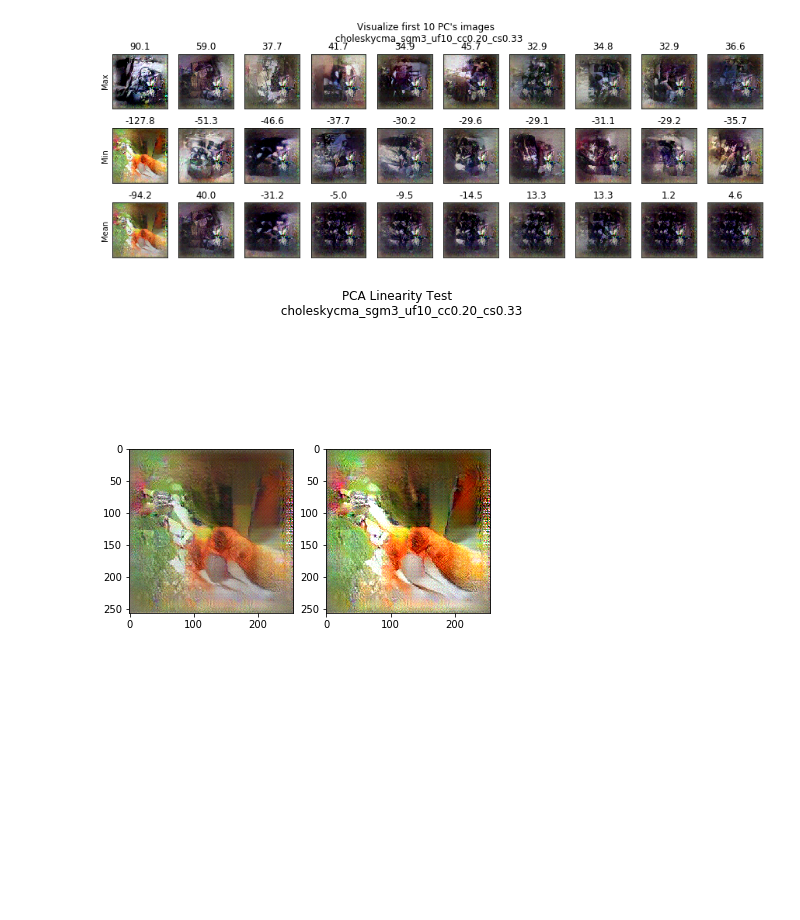
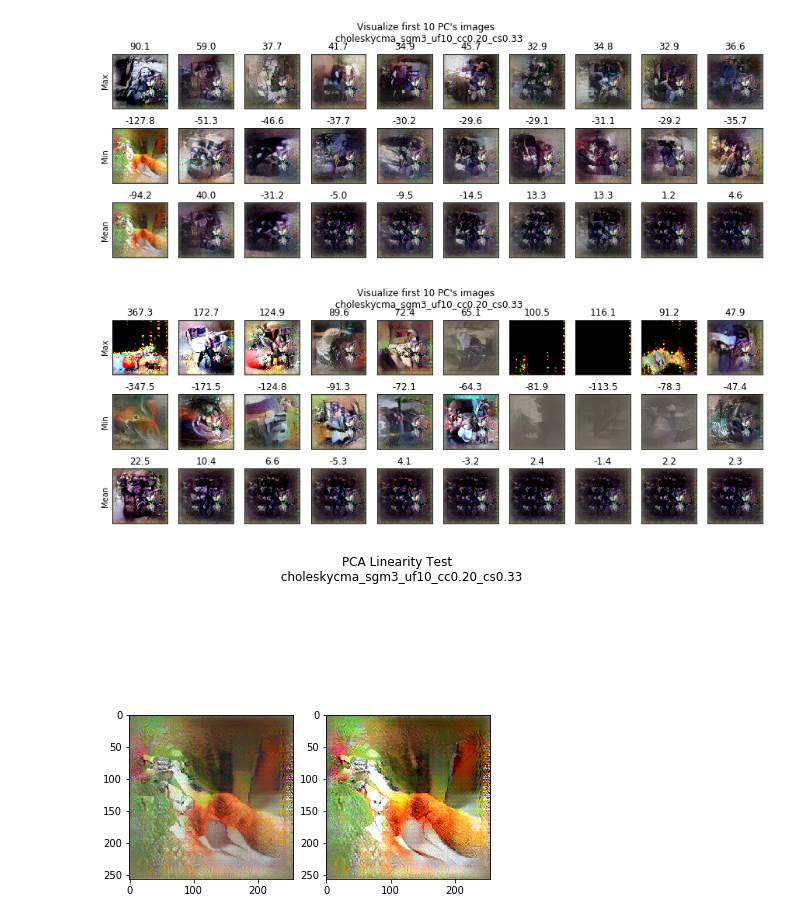
Before and after one commit to Animadversio/Activation-Maximization-for-Visual-System, a Jupyter notebook: Code_space_dimensionality_analysis.ipynb, the cells around one changed output. Saved outputs shown, nothing was run; the diff lists cells and outputs as text; code cells hidden in the pictures; blank space fills up the shorter version.

Commit message:
Add images

```diff
--- a/Code_space_dimensionality_analysis.ipynb
+++ b/Code_space_dimensionality_analysis.ipynb
@@ -228,3 +228,4 @@ pca2 = PCA(n_components=50,copy=True)
 PC_codes_post = pca2.fit_transform(codes_all[cutting_point:, :])
 # PC_codes_pre_post_cross = pca1.transform(codes_all[cutting_point:, :])
 PC_codes_pre_all_cross = pca1.transform(codes_all)
+PC_codes_post_all_cross = pca2.transform(codes_all)
@@ -250,6 +281,10 @@ plt.show()
 PC_visualization(PC_codes_pre_all_cross, pca1.components_, trial_title=trial_title)
 # %% [output]
 [figure]
+# %%
+PC_visualization(PC_codes_post_all_cross, pca2.components_, trial_title=trial_title)
+# %% [output]
+[figure, added]
 # %%
 def PC_visualization(PC_codes, pc_components, trial_title=""):
     plt.figure(figsize=[15,5])
```
Also changed, not shown: parts of 5 cells of this notebook, 2 other files.
